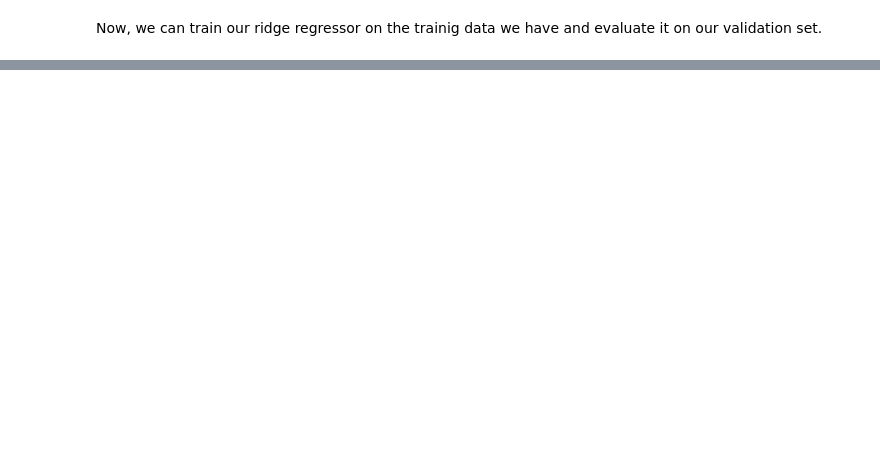
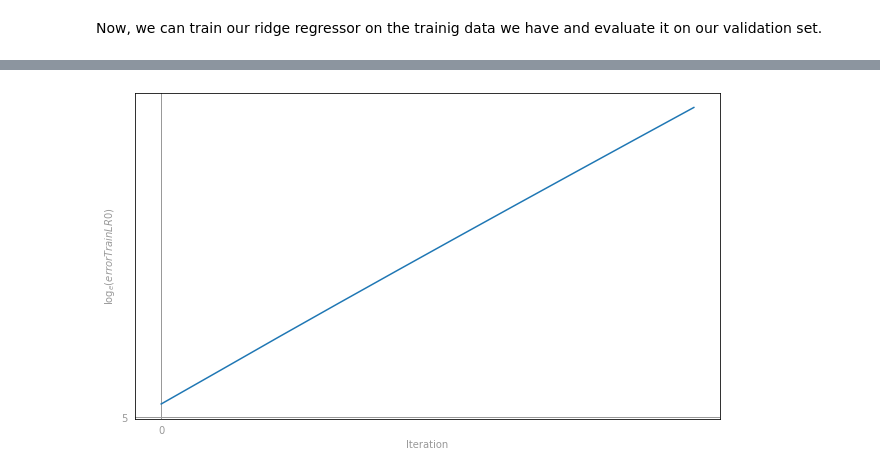
Before and after one commit to teresa-tanzi/AMD-SM2L, a Jupyter notebook: Project3.ipynb, the cells around one changed output, grey strips where cells are left out. Saved outputs shown, nothing was run; the diff lists cells and outputs as text; code cells hidden in the pictures; blank space fills up the shorter version.

```diff
--- a/Project3.ipynb
+++ b/Project3.ipynb
@@ -628,0 +778,10 @@ print('Validation RMSE:\n\tBaseline = {0:.3f}\n\tLR0 = {1:.3f}'.format(rmseValBa
+# %%
+fig, ax = preparePlot(np.arange(0, 60, 10), np.arange(2, 6, 1))
+#ax.set_ylim(2, 6)
+#plt.scatter(range(0, numIters), np.log(errorTrainLR0), s=14**2, c=clrs, edgecolors='#888888', alpha=0.75)
+plt.plot(range(0, numIters), np.log(errorTrainLR0))
+
+ax.set_xlabel('Iteration'), ax.set_ylabel(r'$\log_e(errorTrainLR0)$')
+plt.show()
+# %% [output]
+[figure, added]
```
Also changed, not shown: parts of 26 cells of this notebook.
